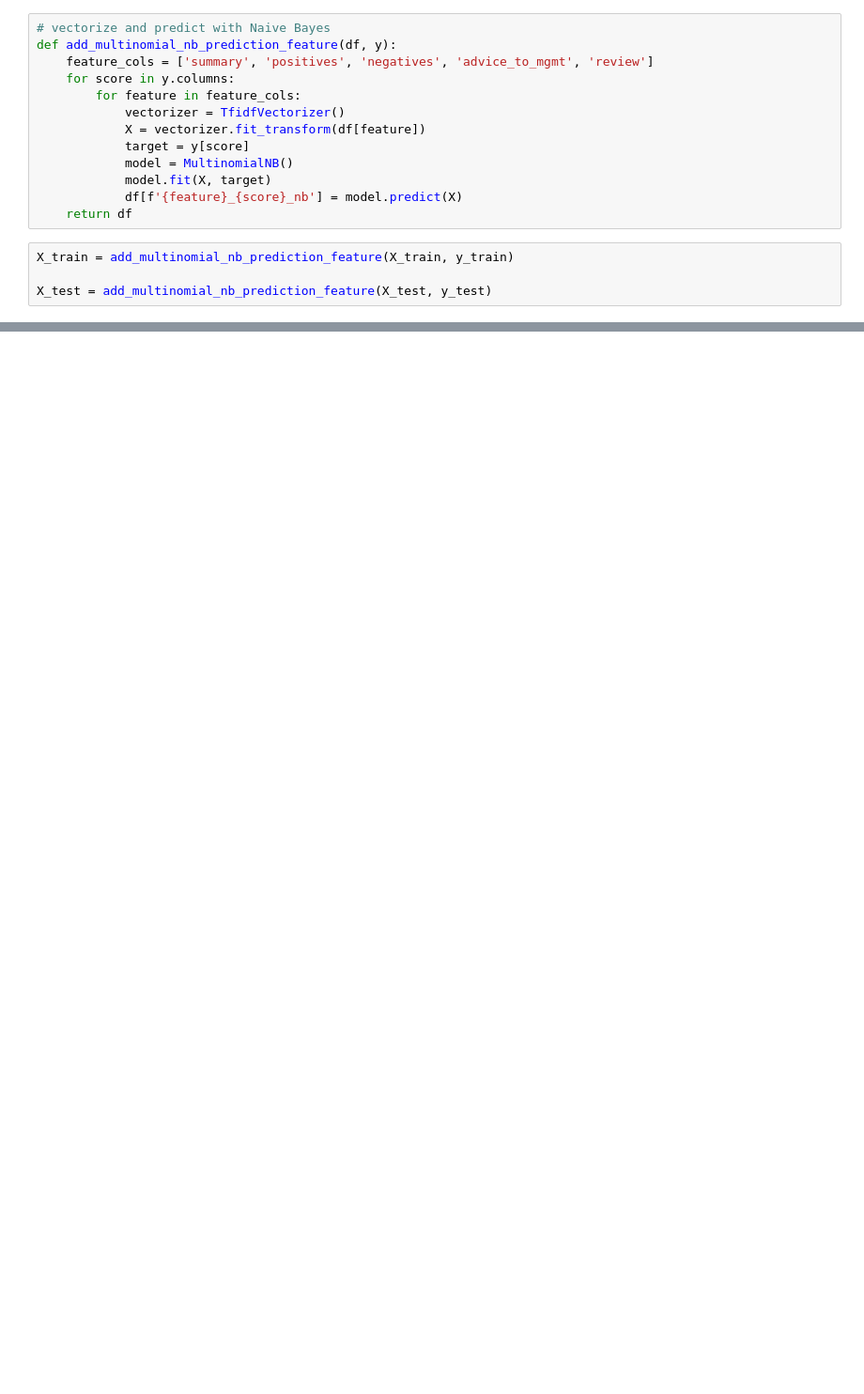
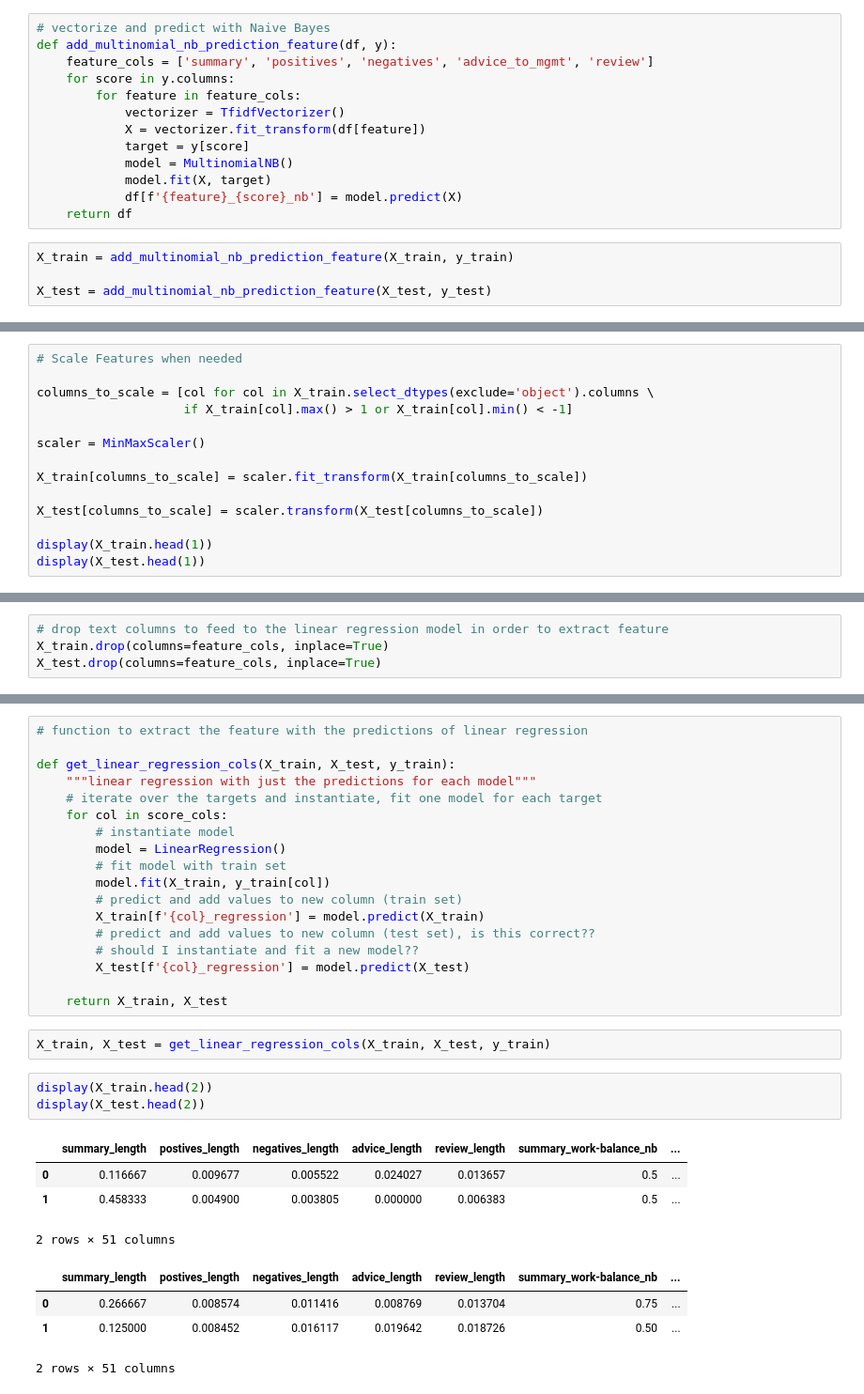
Before and after one commit to theresa-sporn/WorkforceSentimentMonitoring, a Jupyter notebook: notebooks/alvaro_model_prototype.ipynb, the cells around one changed output, grey strips where cells are left out. Shown at 94% size. Drawn from its saved outputs; the diff is of its cells as text; blank space fills up the shorter version.

```diff
--- a/notebooks/alvaro_model_prototype.ipynb
+++ b/notebooks/alvaro_model_prototype.ipynb
@@ -501,0 +474,14 @@ X_train
+# %%
+# Scale Features when needed
+
+columns_to_scale = [col for col in X_train.select_dtypes(exclude='object').columns \
+                    if X_train[col].max() > 1 or X_train[col].min() < -1]
+
+scaler = MinMaxScaler()
+
+X_train[columns_to_scale] = scaler.fit_transform(X_train[columns_to_scale])
+
+X_test[columns_to_scale] = scaler.transform(X_test[columns_to_scale])
+
+display(X_train.head(1))
+display(X_test.head(1))
@@ -501,0 +511,4 @@ X_train
+# %%
+# drop text columns to feed to the linear regression model in order to extract feature
+X_train.drop(columns=feature_cols, inplace=True)
+X_test.drop(columns=feature_cols, inplace=True)
@@ -501,0 +524,32 @@ X_train
+# %%
+# function to extract the feature with the predictions of linear regression
+
+def get_linear_regression_cols(X_train, X_test, y_train):
+    """linear regression with just the predictions for each model"""
+    # iterate over the targets and instantiate, fit one model for each target
+    for col in score_cols:
+        # instantiate model
+        model = LinearRegression()
+        # fit model with train set
+        model.fit(X_train, y_train[col])
+        # predict and add values to new column (train set)
+        X_train[f'{col}_regression'] = model.predict(X_train)
+        # predict and add values to new column (test set), is this correct??
+        # should I instantiate and fit a new model??
+        X_test[f'{col}_regression'] = model.predict(X_test)
+
+    return X_train, X_test
+# %%
+X_train, X_test = get_linear_regression_cols(X_train, X_test, y_train)
+# %%
+display(X_train.head(2))
+display(X_test.head(2))
+# %% [output]
+|  | summary_length | postives_length | negatives_length | advice_length | review_length | summary_work-balance_nb | ... |
+| 0 | 0.116667 | 0.009677 | 0.005522 | 0.024027 | 0.013657 | 0.5 | ... |
+| 1 | 0.458333 | 0.004900 | 0.003805 | 0.000000 | 0.006383 | 0.5 | ... |
+2 rows × 51 columns
+|  | summary_length | postives_length | negatives_length | advice_length | review_length | summary_work-balance_nb | ... |
+| 0 | 0.266667 | 0.008574 | 0.011416 | 0.008769 | 0.013704 | 0.75 | ... |
+| 1 | 0.125000 | 0.008452 | 0.016117 | 0.019642 | 0.018726 | 0.50 | ... |
+2 rows × 51 columns
```
Also changed, not shown: parts of 23 cells of this notebook, 2 other files.
